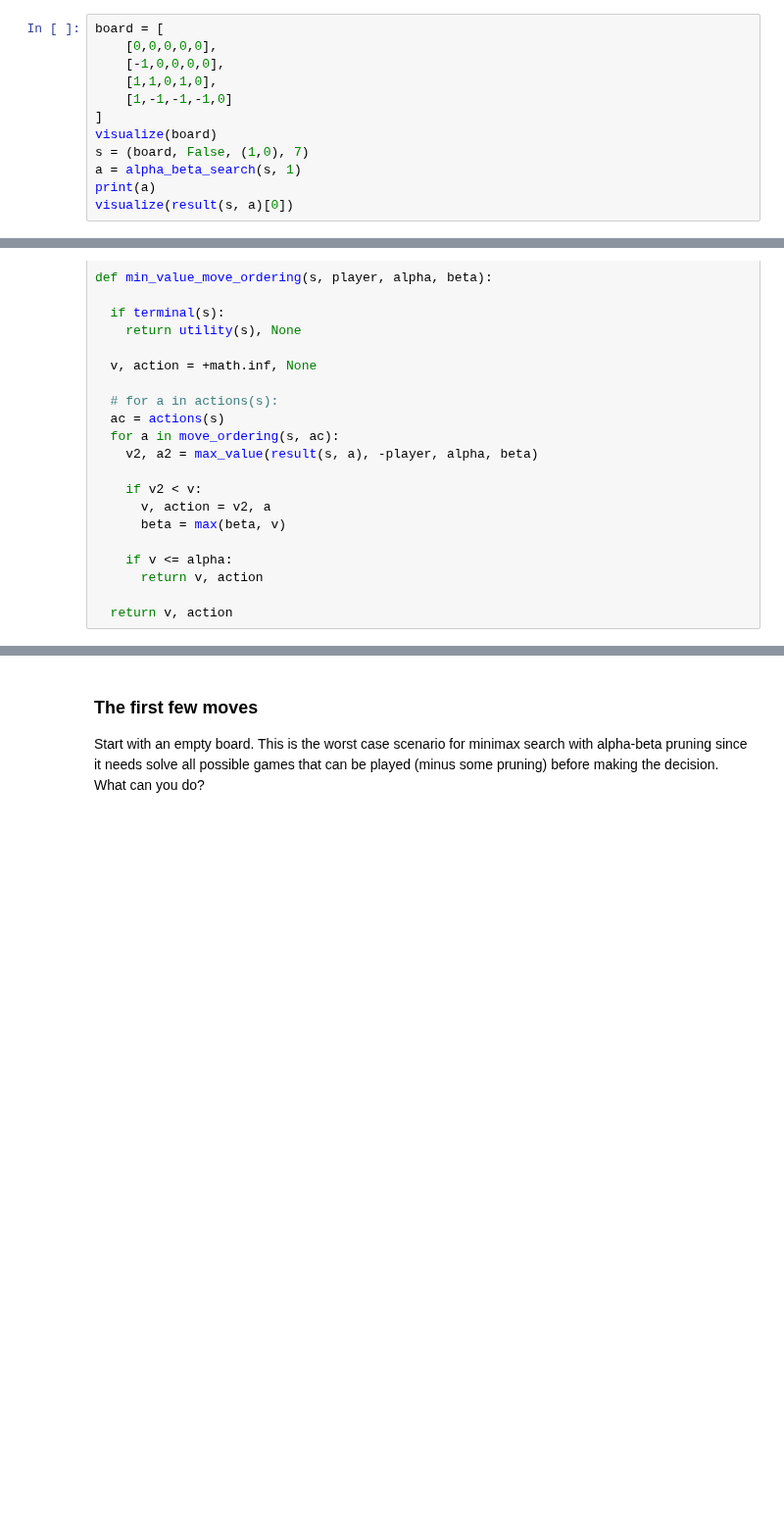
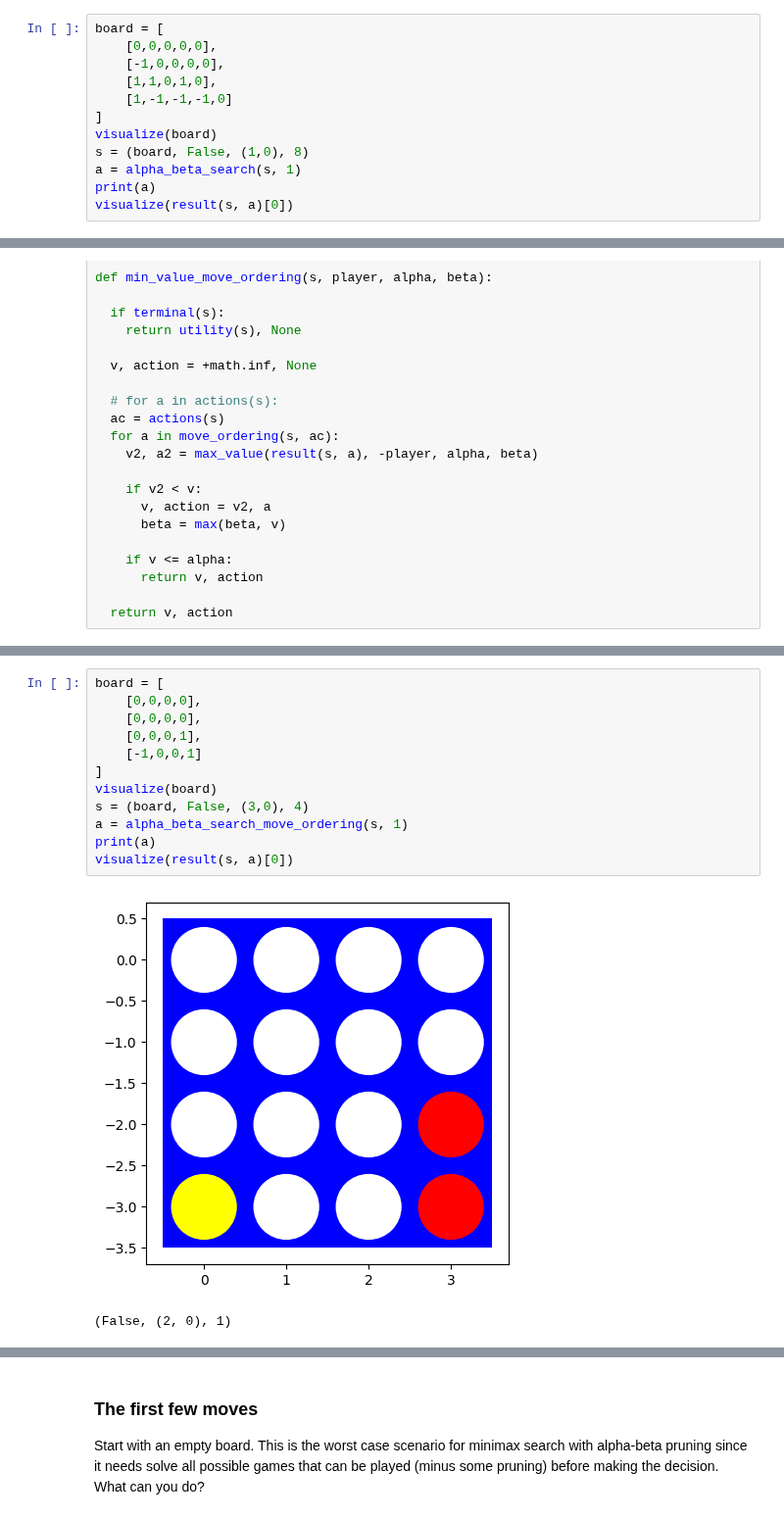
Before and after one commit to Shawn1303/Artificial-Intelligence, a Jupyter notebook: Hw2/assignment_mean_connect4.ipynb, the cells around one changed output, grey strips where cells are left out. Shown at 98% size. Cells and saved outputs as stored; diff of their text form; blank space fills up the shorter version.

```diff
--- a/Hw2/assignment_mean_connect4.ipynb
+++ b/Hw2/assignment_mean_connect4.ipynb
@@ -664,7 +664,7 @@ board = [
     [1,-1,-1,-1,0]
 ]
 visualize(board)
-s = (board, False, (1,0), 7)
+s = (board, False, (1,0), 8)
 a = alpha_beta_search(s, 1)
 print(a)
 visualize(result(s, a)[0])
@@ -795,0 +796,15 @@ visualize(result(s, a)[0])
+# %%
+board = [
+    [0,0,0,0],
+    [0,0,0,0],
+    [0,0,0,1],
+    [-1,0,0,1]
+]
+visualize(board)
+s = (board, False, (3,0), 4)
+a = alpha_beta_search_move_ordering(s, 1)
+print(a)
+visualize(result(s, a)[0])
+# %% [output]
+[figure, added]
+(False, (2, 0), 1)
```
Also changed, not shown: parts of 3 cells of this notebook.
